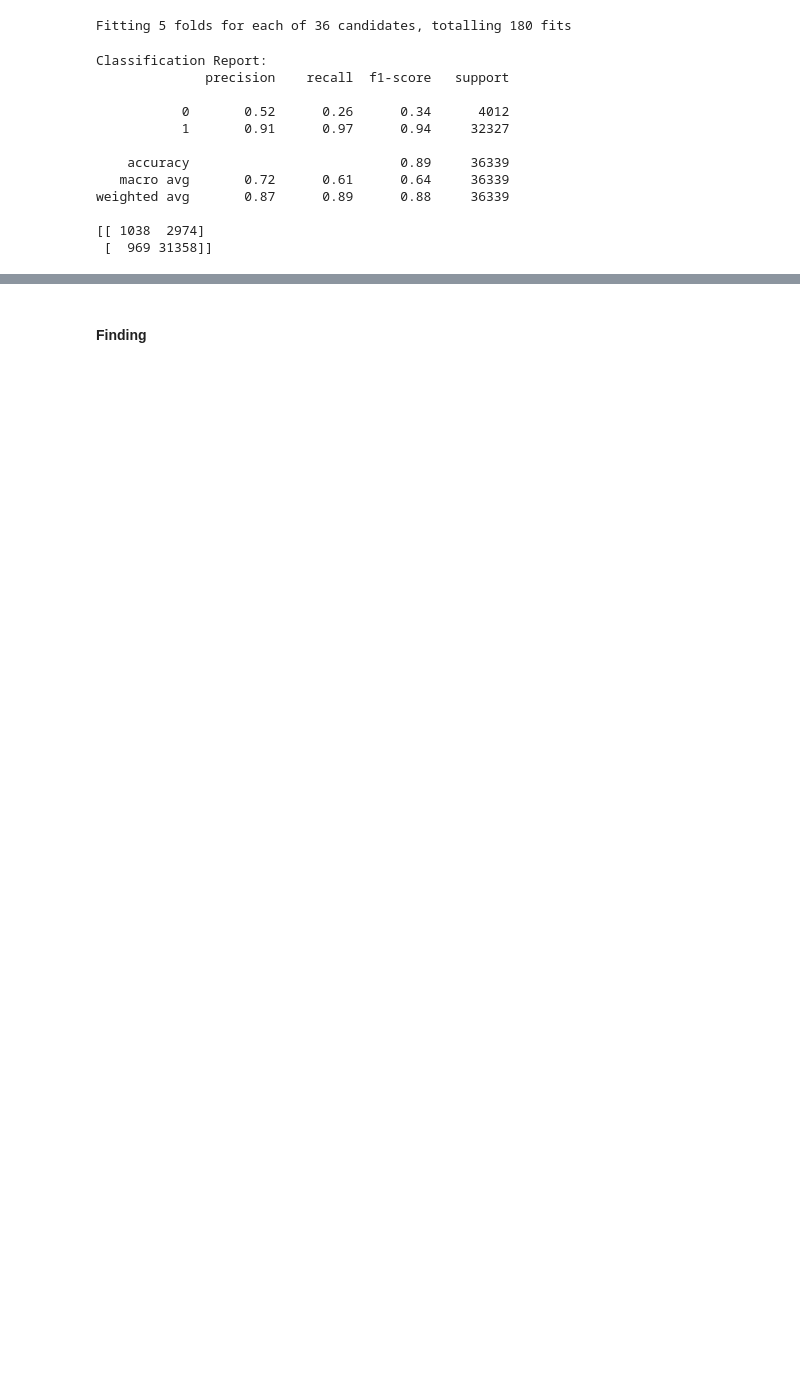
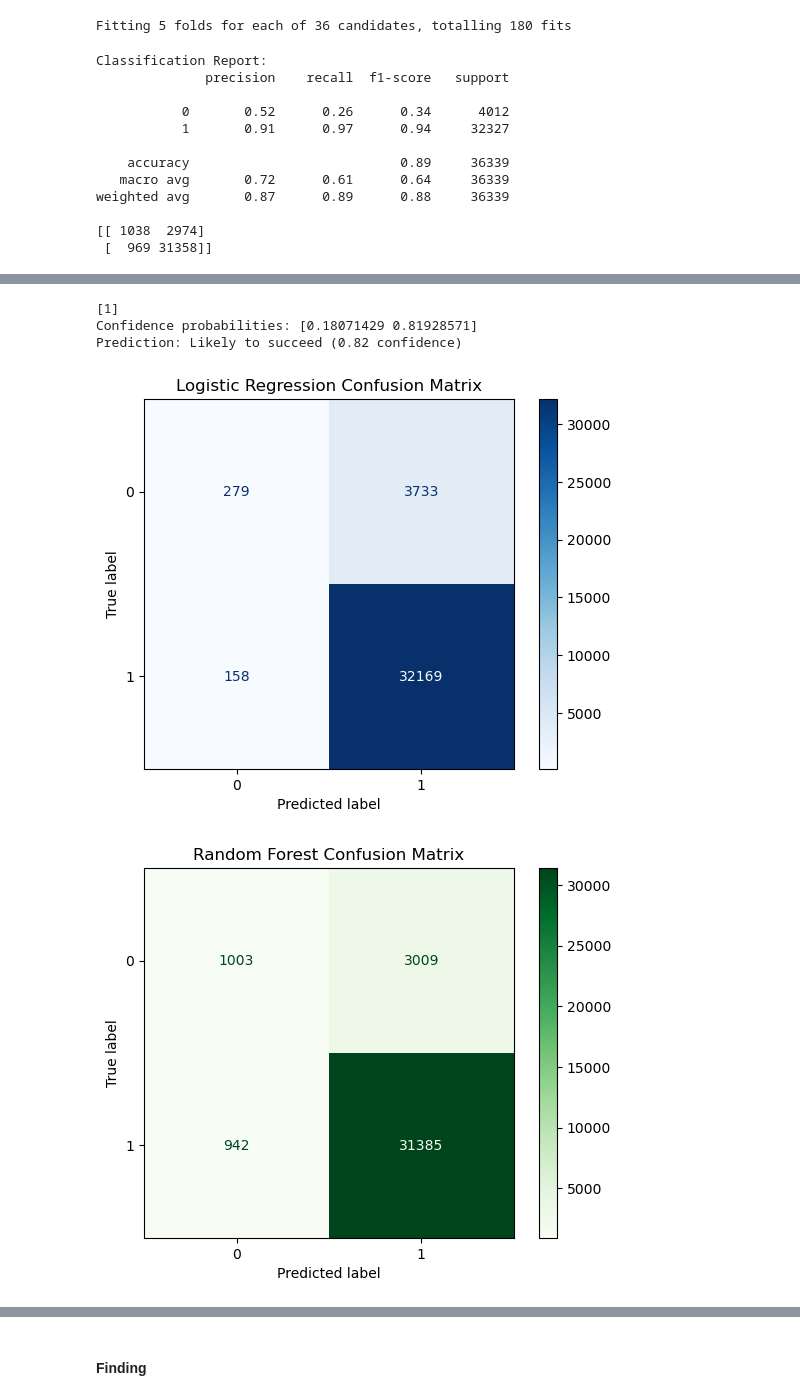
Before and after one commit to hhnguyen72/terrorism, a Jupyter notebook: notebooks/notebook.ipynb, the cells around one changed output, grey strips where cells are left out. Cells and saved outputs as stored; diff of their text form; code cells hidden in the pictures; blank space fills up the shorter version.

```diff
--- a/notebooks/notebook.ipynb
+++ b/notebooks/notebook.ipynb
@@ -255,7 +211,5 @@ hence, statify = y help with train/test set by giving more weight to class 0.
 
 Classification → use stratify=y (always safe).
 Regression: Not recommended
-# %%
-df =
 # %%
 # 3. Create X, y AFTER cleaning
@@ -349,16 +349,16 @@ print(coef_df.head(15))
 Lingear Regression doesn't produce a good R2 score. My MVP is to predict if a terrorist attack will succeed or not
 # %%
  # 8. Random Forest Classifier model pipeline
-randm_for_class_model = Pipeline([
+rfc_model = Pipeline([
     ('preprocess', preprocessor),
     # ('smote', SMOTE(random_state=42)),
     ('model', RandomForestClassifier())
     ])
 
 # 9. Fit model
-randm_for_class_model.fit(X_train, y_train)
-score = randm_for_class_model.score(X_test, y_test)
-y_pred_rf = randm_for_class_model.predict(X_test)
+rfc_model.fit(X_train, y_train)
+score = rfc_model.score(X_test, y_test)
+y_pred_rf = rfc_model.predict(X_test)
 print(f"Random Forest R^2 Score: {score:.4f}")
 print("Random Forest Accuracy:", score *100)
 # %% [output]
@@ -509,0 +516,63 @@ Test Accuracy: 0.8914939871763119
+# %%
+saved_data = joblib.load('../model/rfc_terrorist_success_rate.joblib')
+model = saved_data['model']
+metadata = saved_data['metadata']
+
+input_data = pd.DataFrame([{
+    'Year': 2025,
+    'Month': 1,                  # maybe a low-activity month
+    'Country': 'Switzerland',    # likely low-risk country
+    'Region': 'Europe',
+    'Attack_Type': 'Theft',      # less severe type
+    'Weapon_Type': 'None',       # no weapon
+    'ismilitary': 1,             # not targeting military
+    'Nationality': 'Unknown'
+}])
+
+input_data1 = pd.DataFrame([{
+    'Year': 2025,
+    'Month': 12,
+    'Country': 'Afghanistan',
+    'Region': 'South Asia',
+    'Attack_Type': 'Bombing',
+    'Weapon_Type': 'Explosives',
+    'ismilitary': 1,
+    'Nationality': 'Local'
+}])
+
+prediction = model.predict(input_data)
+confidence = model.predict_proba(input_data)
+print(prediction)
+print("Confidence probabilities:", confidence[0])
+# Human-readable interpretation
+interpretation = "Likely to succeed" if prediction[0] == 1 else "Likely to fail"
+confidence_score = confidence[0][prediction[0]]
+print(f"Prediction: {interpretation} ({confidence_score:.2f} confidence)")
+# %% [output]
+[1]
+Confidence probabilities: [0.18071429 0.81928571]
+Prediction: Likely to succeed (0.82 confidence)
+# %%
+# Logistic Regression
+cm_lr = confusion_matrix(y_test, y_pred_lr).astype(int)  # convert to int
+disp_lr = ConfusionMatrixDisplay(confusion_matrix=cm_lr, display_labels=[0, 1])
+disp_lr.plot(cmap=plt.cm.Blues)
+plt.title("Logistic Regression Confusion Matrix")
+plt.show()
+
+# Random Forest
+cm_rf = confusion_matrix(y_test, y_pred_rf).astype(int)  # convert to int
+disp_rf = ConfusionMatrixDisplay(confusion_matrix=cm_rf, display_labels=[0, 1])
+disp_rf.plot(cmap=plt.cm.Greens)
+plt.title("Random Forest Confusion Matrix")
+plt.show()
+
+# Best Model - Grid Search
+cm_bm = confusion_matrix(y_test, y_pred).astype(int)
+disp_bm = ConfusionMatrixDisplay(confusion_matrix=cm_bm, display_labels=[0, 1])
+disp_rf.plot(cmap=plt.cm.Greens)
+plt.title("Best Model Confusion Matrix")
+plt.show()
+# %% [output]
+[figure, new version]
+[figure, new version]
```
Also changed, not shown: parts of 35 cells of this notebook.
